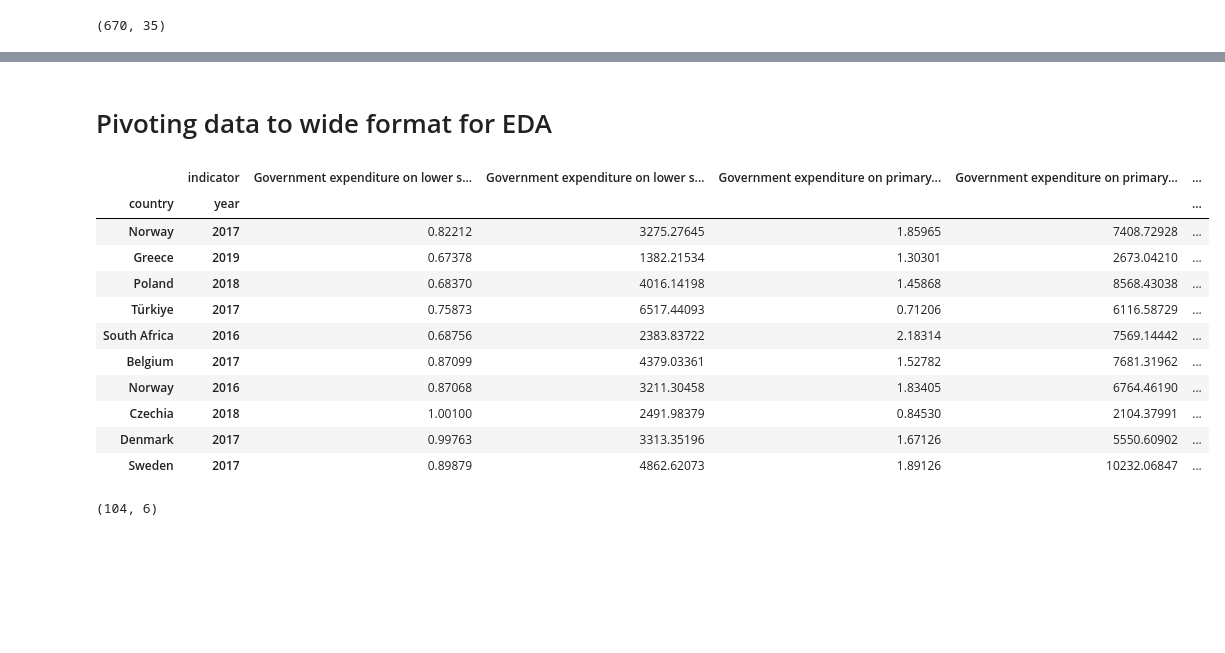
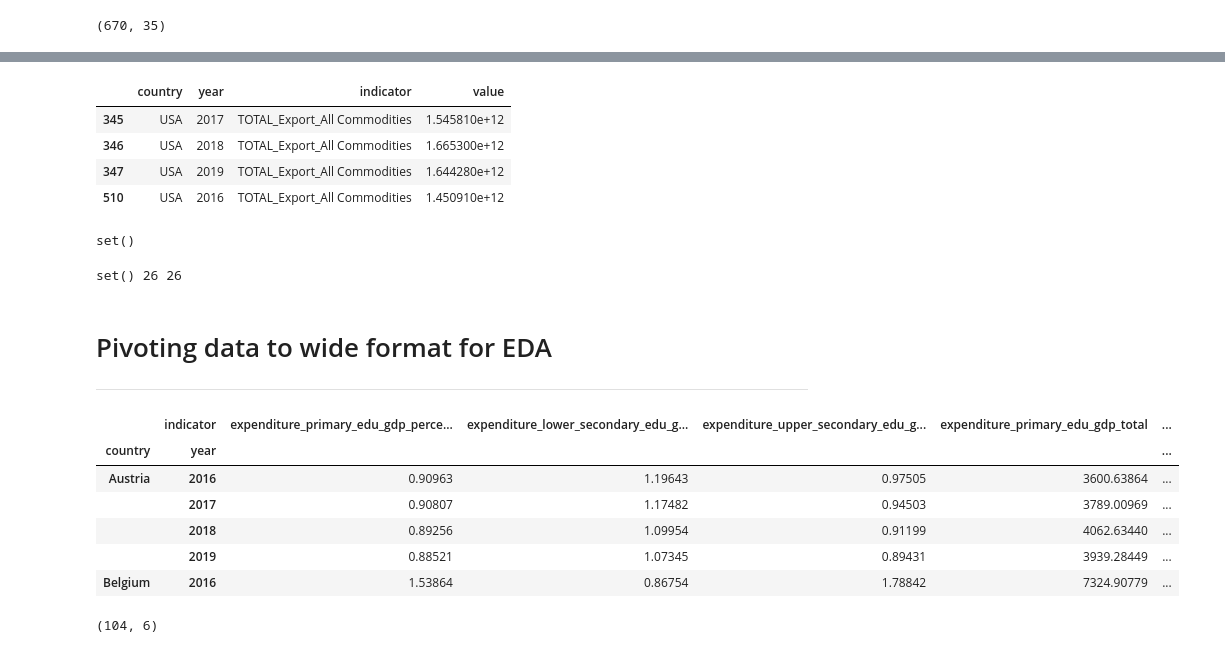
Before and after one commit to steph-wda/ds4a-capstone-team34, a Jupyter notebook: Education_and_Innovation_Team34.ipynb, the cells around one changed output, grey strips where cells are left out. Drawn from its saved outputs; the diff is of its cells as text; code cells hidden in the pictures; blank space fills up the shorter version.

```diff
--- a/Education_and_Innovation_Team34.ipynb
+++ b/Education_and_Innovation_Team34.ipynb
@@ -278,5 +286,6 @@ array(['Holy See'], dtype=object)
 # %%
 #Dropping Holy See rows from the dataset
+clean_gov_edu_expend_df = clean_gov_edu_expend_df.copy()
 clean_gov_edu_expend_df.dropna(inplace=True)
 clean_gov_edu_expend_df.info()
 # %% [output]
@@ -1522,22 +1428,75 @@ clean_export_df.head()
+# %%
+#Checking for United States of America
+clean_export_df[clean_export_df['country'].str.find('US') > -1]
+# %% [output]
+|  | country | year | indicator | value |
+| 345 | USA | 2017 | TOTAL_Export_All Commodities | 1.545810e+12 |
+| 346 | USA | 2018 | TOTAL_Export_All Commodities | 1.665300e+12 |
+| 347 | USA | 2019 | TOTAL_Export_All Commodities | 1.644280e+12 |
+| 510 | USA | 2016 | TOTAL_Export_All Commodities | 1.450910e+12 |
+# %%
+#Making a dictionary for replacements
+country_dict = {'Turkey':'Türkiye', 'United Kingdom':'United Kingdom of Great Britain and Northern Ireland',
+                'USA':'United States of America'}
+
+#Making replacements for in country column
+clean_export_df = clean_export_df.copy()
+clean_export_df.replace({'country':country_dict},inplace=True)
+
+#Comparing differences in countries in the internet and gov_edu_expend dataframes
+export_countries = set(clean_export_df['country'].unique())
+country_diff = gov_edu_countries.difference(export_countries)
+
+#These will need to be removed from the gov_edu_expend and gdp dataframes
+country_diff
+# %% [output]
+set()
+# %%
+#Comparing differences in countries in the export and gov_edu_expend dataframes
+gov_edu_countries = set(clean_gov_edu_expend_df['country'].unique())
+country_diff = gov_edu_countries.symmetric_difference(export_countries)
+
+#Removing countries in country_diff from clean_export_df
+clean_export_df = clean_export_df[clean_export_df['country'].isin(country_diff) == False]
+
+#Comparing differences in countries in the export and gov_edu_expend dataframes
+export_countries = set(clean_export_df['country'].unique())
+country_diff = gov_edu_countries.symmetric_difference(export_countries)
+
+print(country_diff, len(gov_edu_countries), len(export_countries))
+# %% [output]
+set() 26 26
 # %% [markdown]
 # Pivoting data to wide format for EDA
+
+
+---
 # %%
 #Pivoting data to wide format for EDA
 wide_gov_edu_expend_df = clean_gov_edu_expend_df.pivot_table(values='value',index=['country','year'],columns='indicator', aggfunc='first')
-wide_gov_edu_expend_df.sample(n=10)
+
+#Making columns lowercase and snakecase
+wide_gov_edu_expend_df.columns = wide_gov_edu_expend_df.columns.str.lower()
+wide_gov_edu_expend_df.rename(columns={'government expenditure on lower secondary education as a percentage of gdp (%)':'expenditure_lower_secondary_edu_gdp_percentage',
+                                               'government expenditure on lower secondary education, us$ (millions)': 'expenditure_lower_secondary_edu_gdp_total',
+                                               'government expenditure on primary education as a percentage of gdp (%)': 'expenditure_primary_edu_gdp_percentage',
+                                               'government expenditure on primary education, us$ (millions)': 'expenditure_primary_edu_gdp_total',
+                                               'government expenditure on upper secondary education as a percentage of gdp (%)':'expenditure_upper_secondary_edu_gdp_percentage',
+                                               'government expenditure on upper secondary education, us$ (millions)': 'expenditure_upper_secondary_edu_gdp_total'}, inplace=True)
+
+#Reordering columns
+wide_gov_edu_expend_df = wide_gov_edu_expend_df.reindex(columns = ['expenditure_primary_edu_gdp_percentage', 'expenditure_lower_secondary_edu_gdp_percentage',
+                                                                   'expenditure_upper_secondary_edu_gdp_percentage','expenditure_primary_edu_gdp_total',
+                                                                   'expenditure_lower_secondary_edu_gdp_total', 'expenditure_upper_secondary_edu_gdp_total'])
+wide_gov_edu_expend_df.head()
 # %% [output]
-|  | indicator | Government expenditure on lower s... | Government expenditure on lower s... | Government expenditure on primary... | Government expenditure on primary... | ... |
+|  | indicator | expenditure_primary_edu_gdp_perce... | expenditure_lower_secondary_edu_g... | expenditure_upper_secondary_edu_g... | expenditure_primary_edu_gdp_total | ... |
 | country | year |  |  |  |  | ... |
-| Norway | 2017 | 0.82212 | 3275.27645 | 1.85965 | 7408.72928 | ... |
-| Greece | 2019 | 0.67378 | 1382.21534 | 1.30301 | 2673.04210 | ... |
-| Poland | 2018 | 0.68370 | 4016.14198 | 1.45868 | 8568.43038 | ... |
-| Türkiye | 2017 | 0.75873 | 6517.44093 | 0.71206 | 6116.58729 | ... |
-| South Africa | 2016 | 0.68756 | 2383.83722 | 2.18314 | 7569.14442 | ... |
-| Belgium | 2017 | 0.87099 | 4379.03361 | 1.52782 | 7681.31962 | ... |
-| Norway | 2016 | 0.87068 | 3211.30458 | 1.83405 | 6764.46190 | ... |
-| Czechia | 2018 | 1.00100 | 2491.98379 | 0.84530 | 2104.37991 | ... |
-| Denmark | 2017 | 0.99763 | 3313.35196 | 1.67126 | 5550.60902 | ... |
-| Sweden | 2017 | 0.89879 | 4862.62073 | 1.89126 | 10232.06847 | ... |
+| Austria | 2016 | 0.90963 | 1.19643 | 0.97505 | 3600.63864 | ... |
+|  | 2017 | 0.90807 | 1.17482 | 0.94503 | 3789.00969 | ... |
+|  | 2018 | 0.89256 | 1.09954 | 0.91199 | 4062.63440 | ... |
+|  | 2019 | 0.88521 | 1.07345 | 0.89431 | 3939.28449 | ... |
+| Belgium | 2016 | 1.53864 | 0.86754 | 1.78842 | 7324.90779 | ... |
 # %%
 wide_gov_edu_expend_df.shape
 # %% [output]
```
Also changed, not shown: parts of 128 cells of this notebook, 3 other files.
